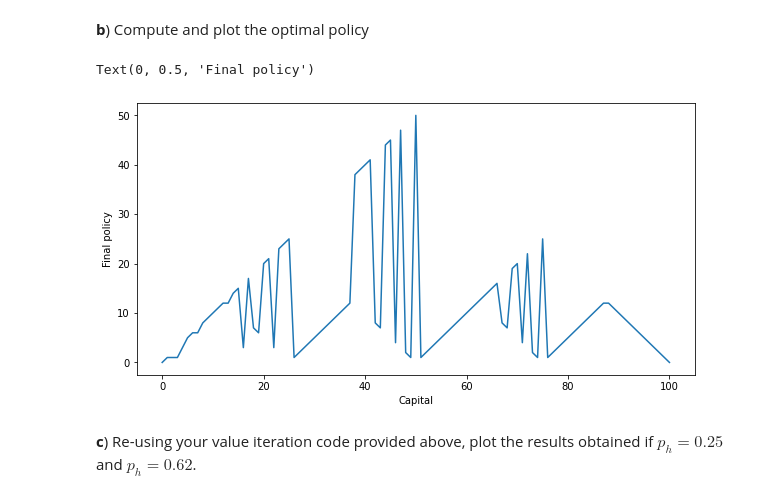
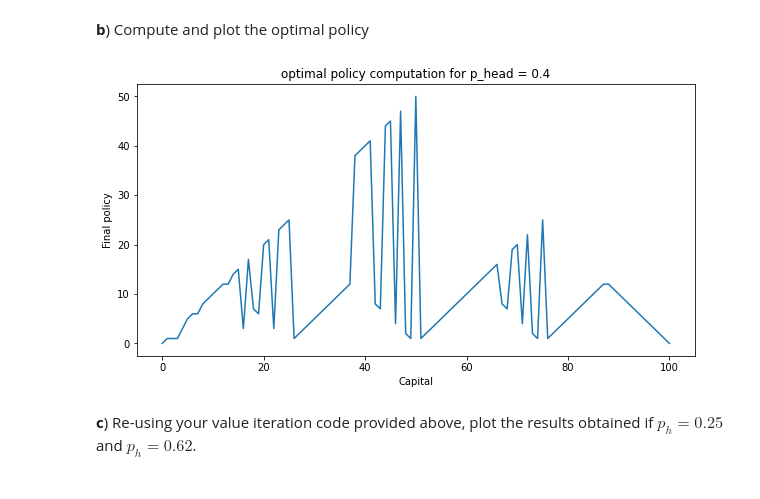
Before and after one commit to EgeSarii/Reinforcement-Learning, a Jupyter notebook: Copy_of_3_DynamicProgramming_assignments.ipynb, the cells around one changed output. Drawn from its saved outputs; the diff is of its cells as text; code cells hidden in the pictures.

```diff
--- a/Copy_of_3_DynamicProgramming_assignments.ipynb
+++ b/Copy_of_3_DynamicProgramming_assignments.ipynb
@@ -491,21 +496,23 @@ Text(0, 0.5, 'Value estimates')
 **b**) Compute and plot the optimal policy
 # %%
 # compute the optimal policy
-policy = np.zeros(goal + 1)
-for state in states[1:goal]:
-    actions =range(0, (min(state, (100 - state)))+1 )
-    action_returns = []
-    for action in actions:
-        returns = (p_head * (state_value[state + action]) )+ ((1-p_head) * (state_value[state - action] ))     # p * [r + V(s')]
-        action_returns.append(returns)
-    policy[state] = actions[np.argmax(np.round(action_returns[1:], 5)) + 1]
+def compute_plot_policy(state_value,states,p_head):
+  policy = np.zeros(goal + 1)
+  for state in states[1:goal]:
+      actions =range(0, (min(state, (100 - state)))+1 )
+      action_returns = []
+      for action in actions:
+          returns = (p_head * (state_value[state + action]) )+ ((1-p_head) * (state_value[state - action] ))     # p * [r + V(s')]
+          action_returns.append(returns)
+      policy[state] = actions[np.argmax(np.round(action_returns[1:], 5)) + 1]
+
+  plt.figure(figsize=(10, 5))
+  plt.plot(states, policy)
+  plt.xlabel('Capital')
+  plt.ylabel('Final policy')
+  plt.title("optimal policy computation for p_head = {}".format(p_head))
+compute_plot_policy(returned_state_value,returned_states,p_head)
+# %% [output]
+[figure, added]
-# %%
-plt.figure(figsize=(10, 5))
-plt.plot(states, policy)
-plt.xlabel('Capital')
-plt.ylabel('Final policy')
-# %% [output]
-Text(0, 0.5, 'Final policy')
-[figure, removed]
 # %% [markdown]
 **c**) Re-using your value iteration code provided above, plot the results obtained if $p_{h}=0.25$ and $p_{h}=0.62$.
```
Also changed, not shown: parts of 3 cells of this notebook.
